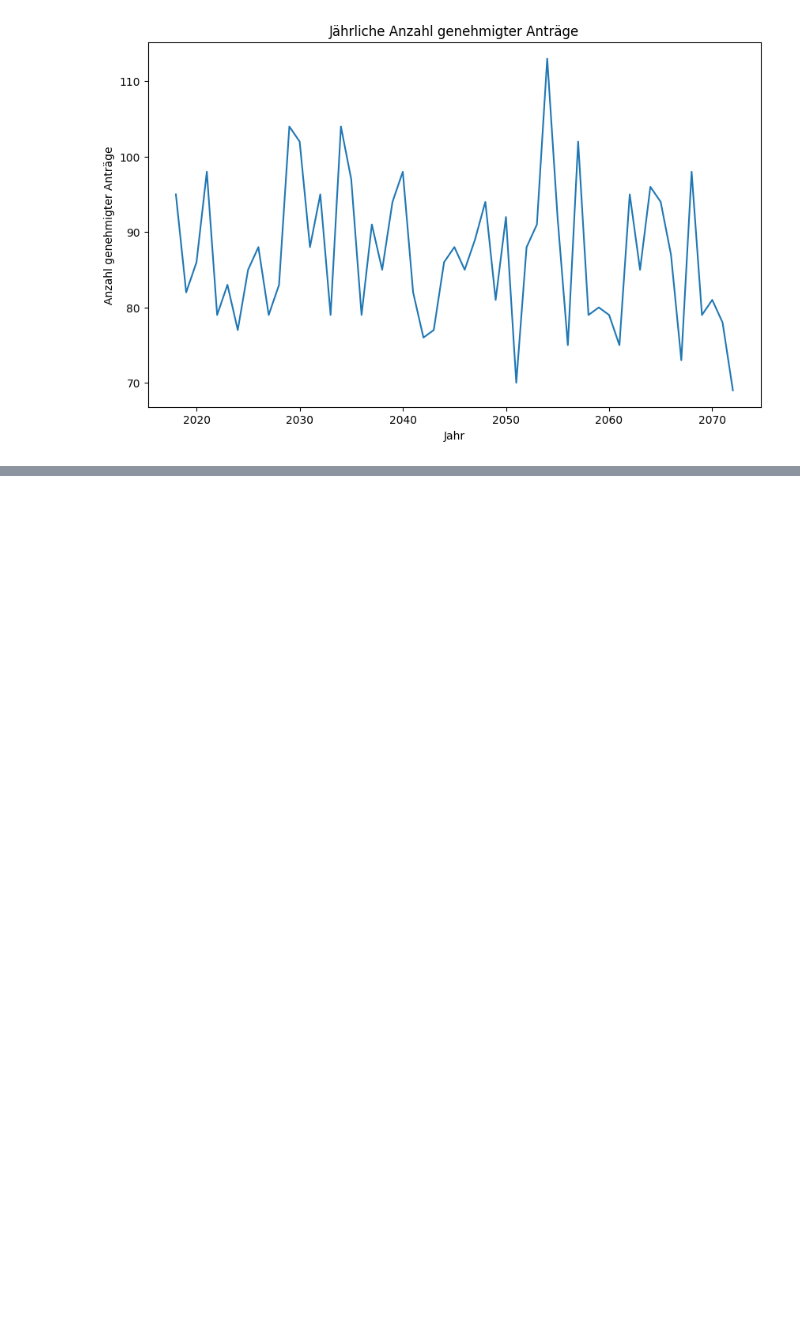
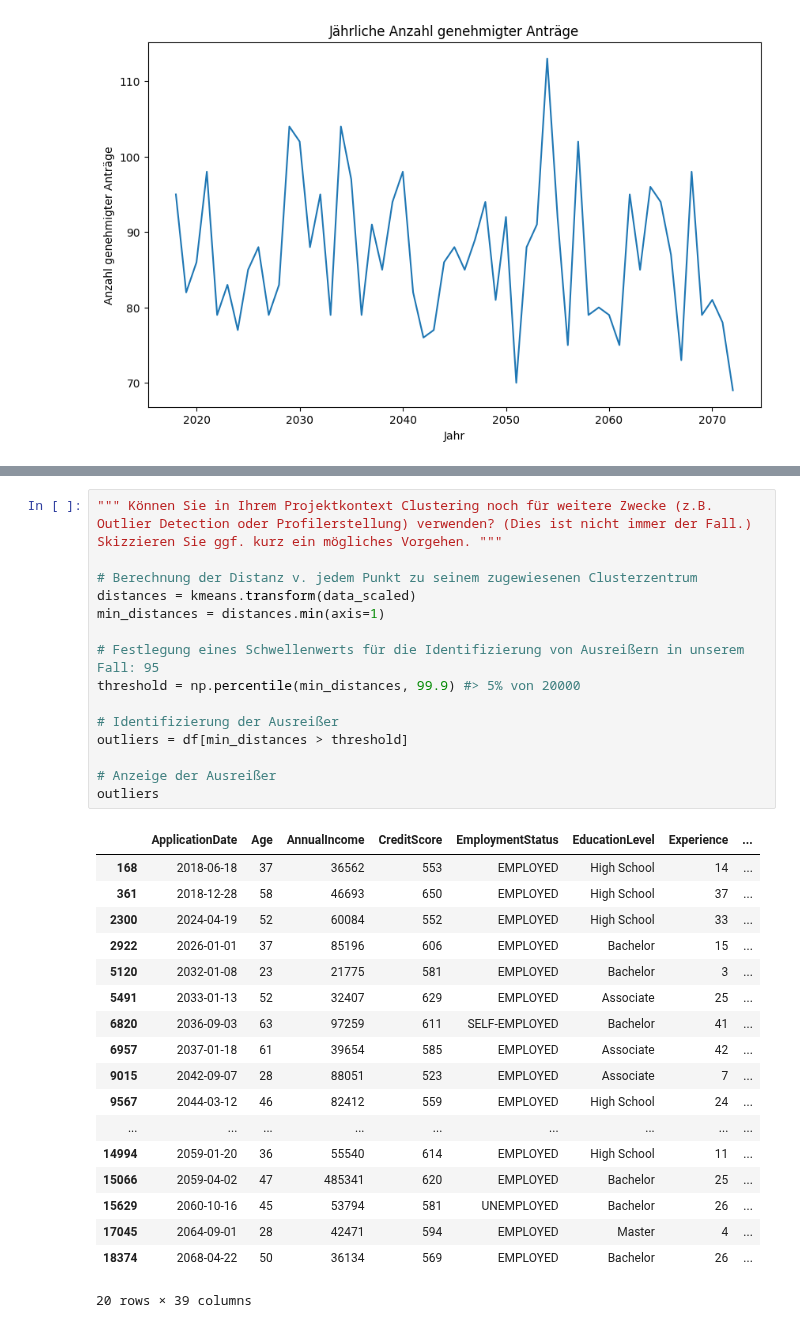
Before and after one commit to jovicdev97/financial-data-analytics, a Jupyter notebook: test.ipynb, the cells around one changed output, grey strips where cells are left out. Drawn from its saved outputs; the diff is of its cells as text; blank space fills up the shorter version.

Commit message:
fix: Kapitel 5 Anforderung 2 (weitere dimension, weitere kommentare eingefügt)

```diff
--- a/test.ipynb
+++ b/test.ipynb
@@ -534,0 +553,34 @@ silhouette_avg = silhouette_score(data_scaled, kmeans.labels_)
+# %%
+""" Können Sie in Ihrem Projektkontext Clustering noch für weitere Zwecke (z.B. Outlier Detection oder Profilerstellung) verwenden? (Dies ist nicht immer der Fall.) Skizzieren Sie ggf. kurz ein mögliches Vorgehen. """
+
+# Berechnung der Distanz v. jedem Punkt zu seinem zugewiesenen Clusterzentrum
+distances = kmeans.transform(data_scaled)
+min_distances = distances.min(axis=1)
+
+# Festlegung eines Schwellenwerts für die Identifizierung von Ausreißern in unserem Fall: 95
+threshold = np.percentile(min_distances, 99.9) #> 5% von 20000
+
+# Identifizierung der Ausreißer
+outliers = df[min_distances > threshold]
+
+# Anzeige der Ausreißer
+outliers
+# %% [output]
+|  | ApplicationDate | Age | AnnualIncome | CreditScore | EmploymentStatus | EducationLevel | Experience | ... |
+| 168 | 2018-06-18 | 37 | 36562 | 553 | EMPLOYED | High School | 14 | ... |
+| 361 | 2018-12-28 | 58 | 46693 | 650 | EMPLOYED | High School | 37 | ... |
+| 2300 | 2024-04-19 | 52 | 60084 | 552 | EMPLOYED | High School | 33 | ... |
+| 2922 | 2026-01-01 | 37 | 85196 | 606 | EMPLOYED | Bachelor | 15 | ... |
+| 5120 | 2032-01-08 | 23 | 21775 | 581 | EMPLOYED | Bachelor | 3 | ... |
+| 5491 | 2033-01-13 | 52 | 32407 | 629 | EMPLOYED | Associate | 25 | ... |
+| 6820 | 2036-09-03 | 63 | 97259 | 611 | SELF-EMPLOYED | Bachelor | 41 | ... |
+| 6957 | 2037-01-18 | 61 | 39654 | 585 | EMPLOYED | Associate | 42 | ... |
+| 9015 | 2042-09-07 | 28 | 88051 | 523 | EMPLOYED | Associate | 7 | ... |
+| 9567 | 2044-03-12 | 46 | 82412 | 559 | EMPLOYED | High School | 24 | ... |
+| ... | ... | ... | ... | ... | ... | ... | ... | ... |
+| 14994 | 2059-01-20 | 36 | 55540 | 614 | EMPLOYED | High School | 11 | ... |
+| 15066 | 2059-04-02 | 47 | 485341 | 620 | EMPLOYED | Bachelor | 25 | ... |
+| 15629 | 2060-10-16 | 45 | 53794 | 581 | UNEMPLOYED | Bachelor | 26 | ... |
+| 17045 | 2064-09-01 | 28 | 42471 | 594 | EMPLOYED | Master | 4 | ... |
+| 18374 | 2068-04-22 | 50 | 36134 | 569 | EMPLOYED | Bachelor | 26 | ... |
+20 rows × 39 columns
```
Also changed, not shown: parts of 5 cells of this notebook.
